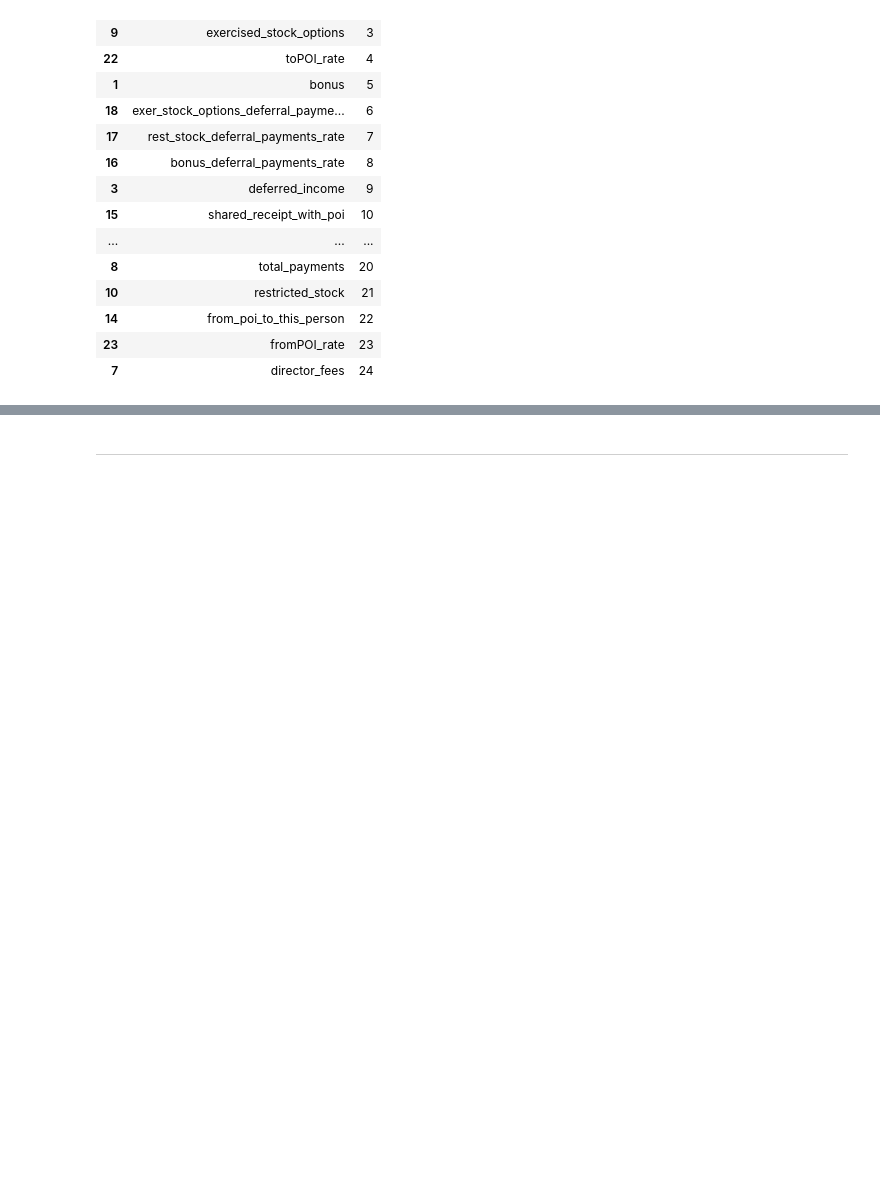
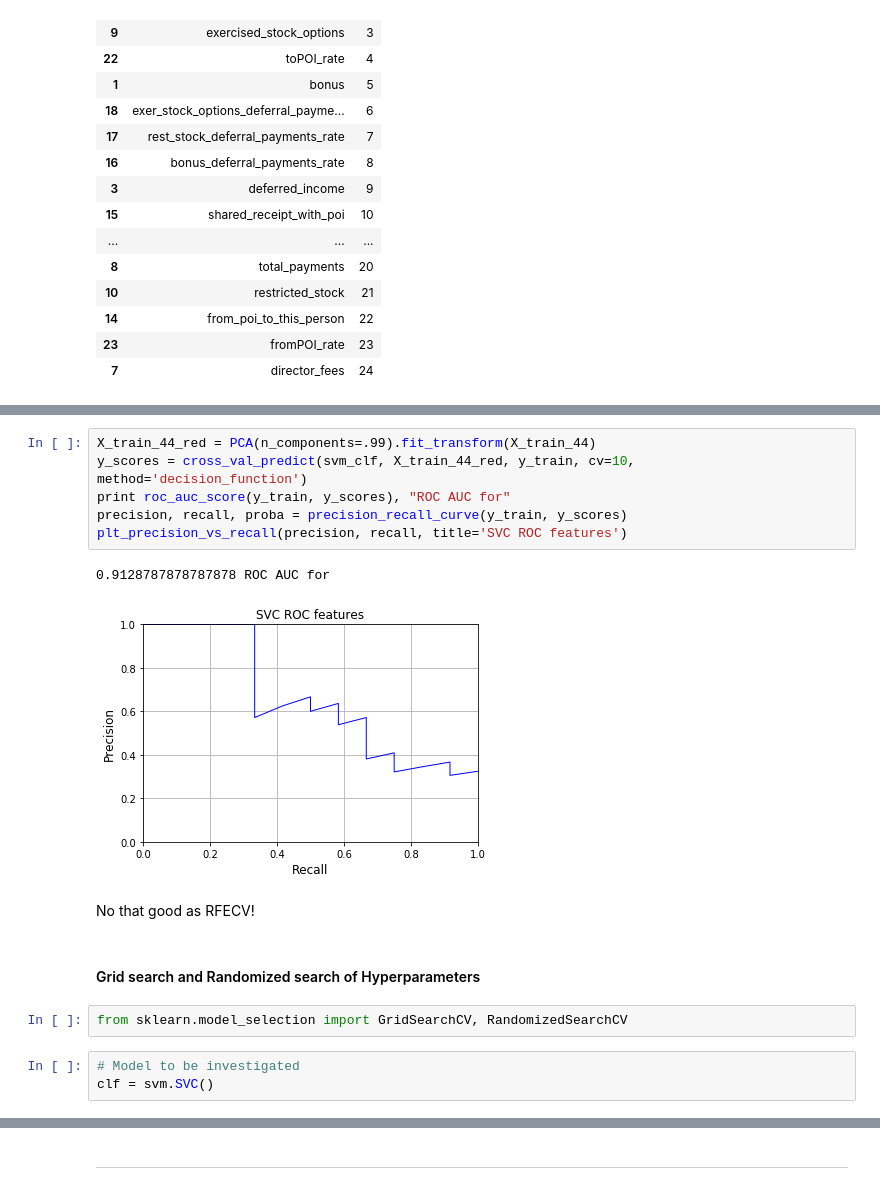
Before and after one commit to micos20/ENRON_fraud-detection, a Jupyter notebook: scripts/Feature_reduction.ipynb, the cells around one changed output, grey strips where cells are left out. Saved outputs shown, nothing was run; the diff lists cells and outputs as text; blank space fills up the shorter version.

Commit message:
test_1st_model

```diff
--- a/scripts/Feature_reduction.ipynb
+++ b/scripts/Feature_reduction.ipynb
@@ -417,0 +463,18 @@ plt_precision_vs_recall(precision, recall, title='SVC RFECV best features')
+# %%
+X_train_44_red = PCA(n_components=.99).fit_transform(X_train_44)
+y_scores = cross_val_predict(svm_clf, X_train_44_red, y_train, cv=10, method='decision_function')
+print roc_auc_score(y_train, y_scores), "ROC AUC for"
+precision, recall, proba = precision_recall_curve(y_train, y_scores)
+plt_precision_vs_recall(precision, recall, title='SVC ROC features')
+# %% [output]
+0.9128787878787878 ROC AUC for
+[figure, added]
+# %% [markdown]
+No that good as RFECV!
+# %% [markdown]
+#### Grid search and Randomized search of Hyperparameters
+# %%
+from sklearn.model_selection import GridSearchCV, RandomizedSearchCV
+# %%
+# Model to be investigated
+clf = svm.SVC()
```
Also changed, not shown: parts of 59 cells of this notebook, 3 other files.
